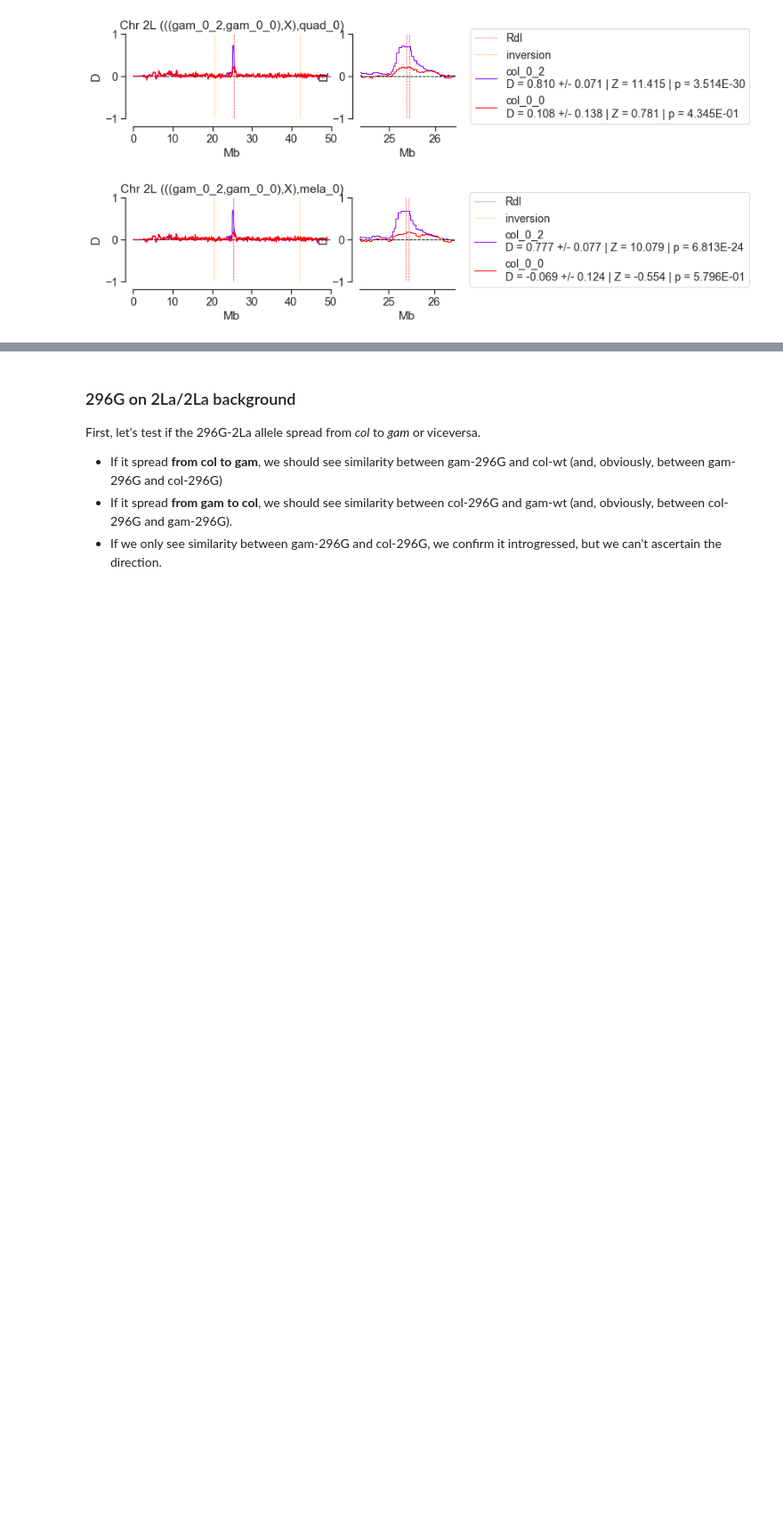
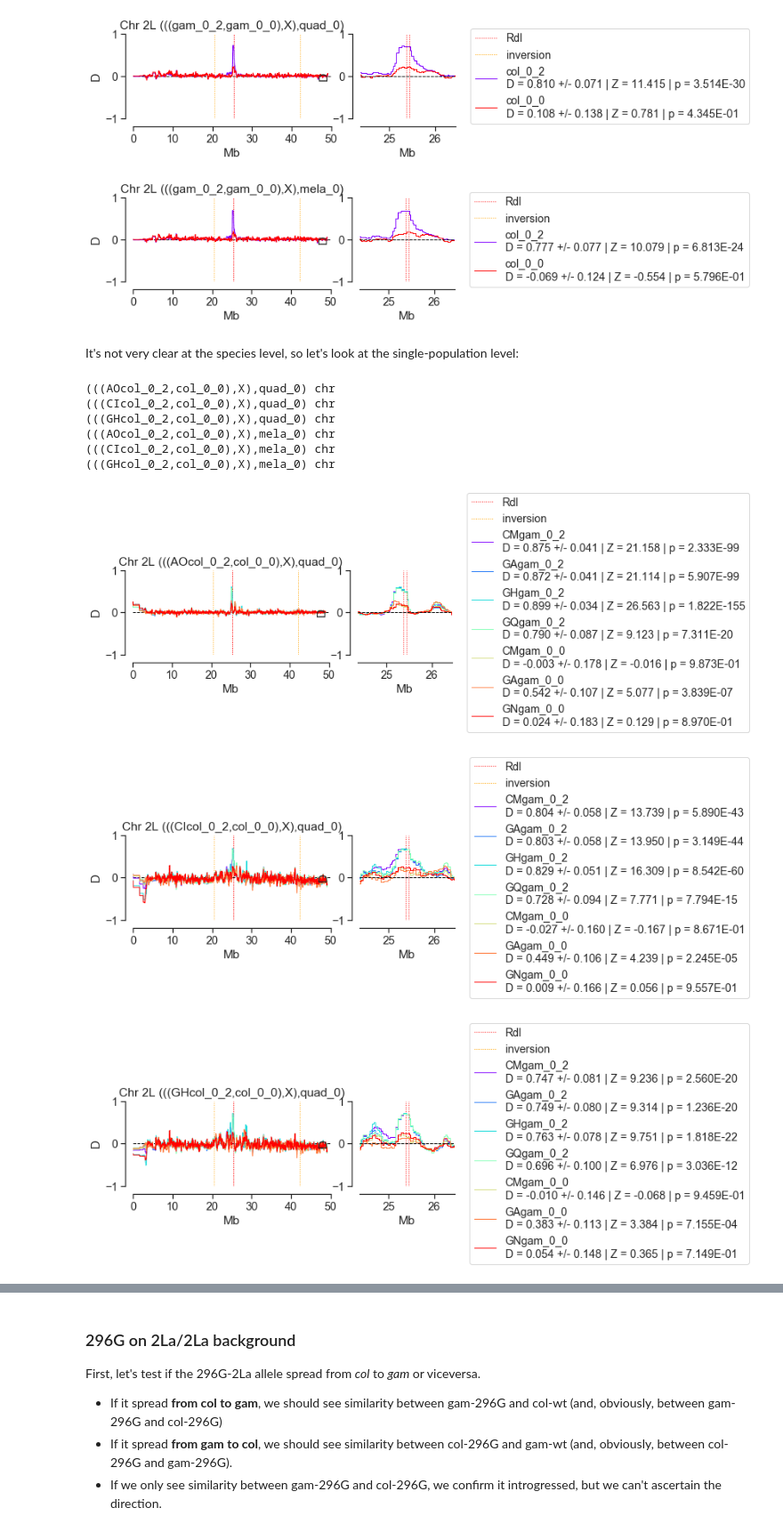
Before and after one commit to xgrau/rdl-Agam-evolution, a Jupyter notebook: admixture_h22nov19_296G.ipynb, the cells around one changed output, grey strips where cells are left out. Shown at 89% size. Cells and saved outputs as stored; diff of their text form; code cells hidden in the pictures; blank space fills up the shorter version.

```diff
--- a/admixture_h22nov19_296G.ipynb
+++ b/admixture_h22nov19_296G.ipynb
@@ -604,3 +604,34 @@ loop_D_statistic3(
 (((gam_0_2,gam_0_0),X),mela_0) chr
 [figure]
 [figure]
+# %% [markdown]
+It's not very clear at the species level, so let's look at the single-population level:
+# %%
+%%capture --no-stdout --no-display
+loop_D_statistic3(
+    name="0back_donor_gam_pop",
+    popA_list=["AOcol_0_2","CIcol_0_2","GHcol_0_2"],
+    popB_list=["col_0_0"],
+    popC_list=["CMgam_0_2","GAgam_0_2","GHgam_0_2","GQgam_0_2",
+               "CMgam_0_0","GAgam_0_0","GNgam_0_0"],
+    popD_list=["quad_0","mela_0"],
+    popA_ac=oc_genalco_pop_seg_inv_gty,
+    popB_ac=oc_genalco_sps_seg_inv_gty,
+    popC_ac=oc_genalco_pop_seg_inv_gty,
+    popD_ac=oc_genalco_sps_seg_inv,
+    pos=oc_genvars_seg["POS"][:],
+    block_len_snp=10000,
+    step_len_snp=2000,
+    blen=100,
+    cycle="C"
+)
+# %% [output]
+(((AOcol_0_2,col_0_0),X),quad_0) chr
+(((CIcol_0_2,col_0_0),X),quad_0) chr
+(((GHcol_0_2,col_0_0),X),quad_0) chr
+(((AOcol_0_2,col_0_0),X),mela_0) chr
+(((CIcol_0_2,col_0_0),X),mela_0) chr
+(((GHcol_0_2,col_0_0),X),mela_0) chr
+[figure, added]
+[figure, added]
+[figure, added]
```
Also changed, not shown: parts of 5 cells of this notebook, 59 other files.
